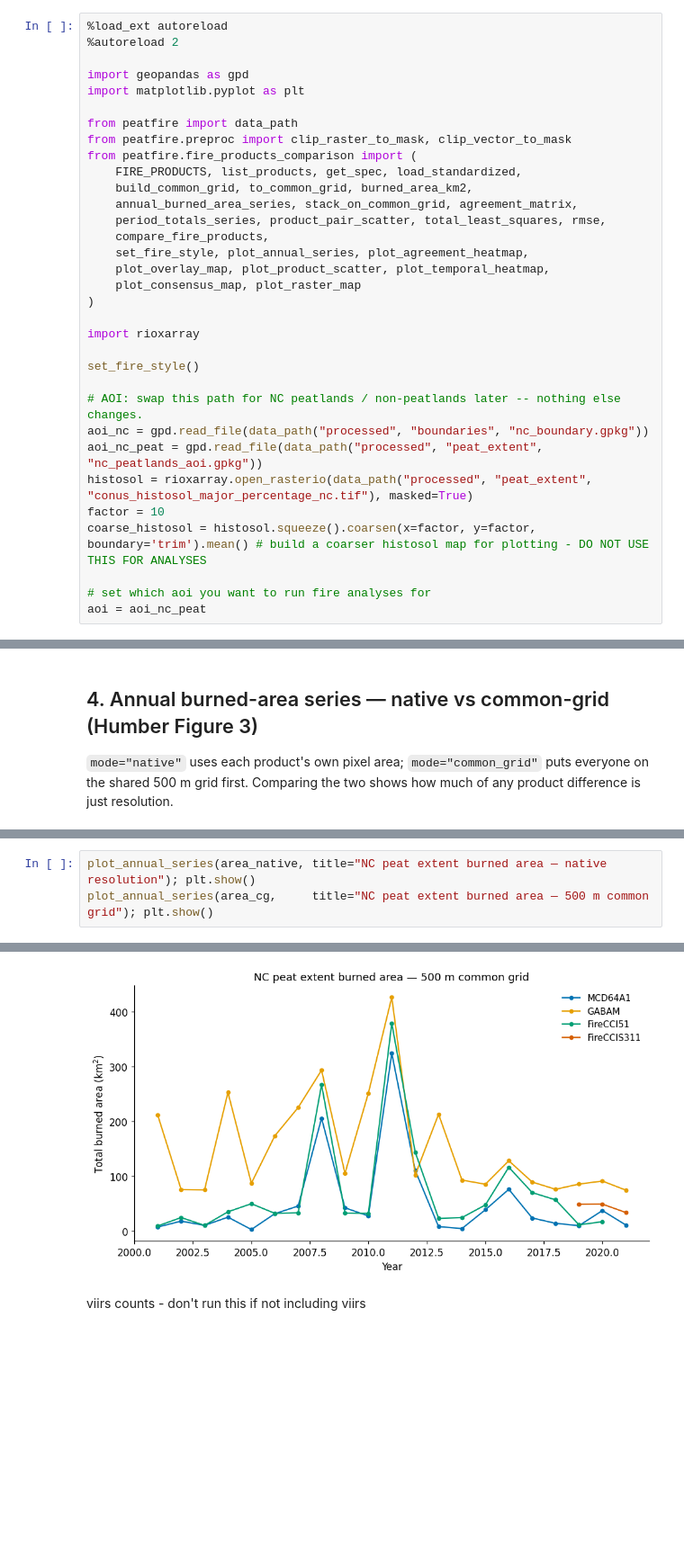
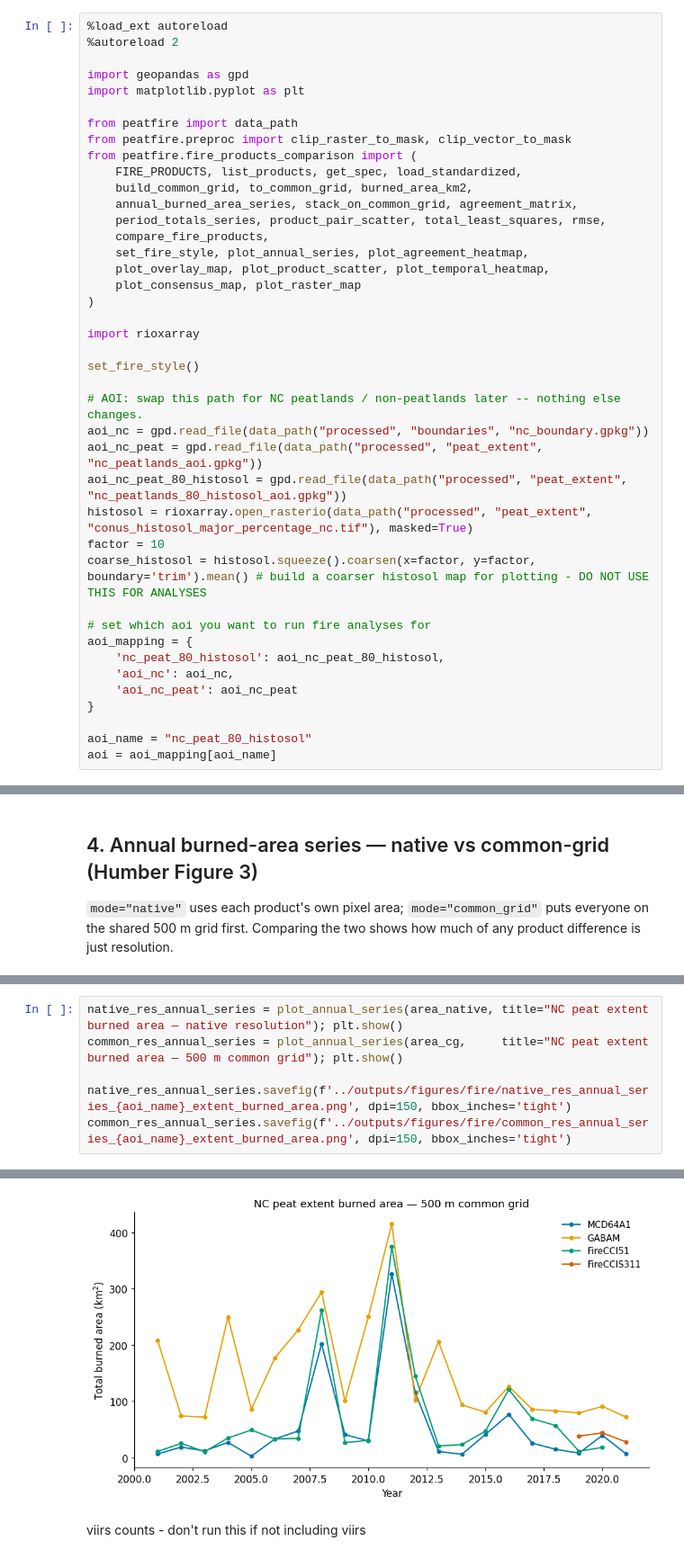
Before and after one commit to jimzhang629/peat_fire_stanback, a Jupyter notebook: notebooks/run_fire_comparison.ipynb, the cells around one changed output, grey strips where cells are left out. Shown at 90% size. Saved outputs shown, nothing was run; the diff lists cells and outputs as text; blank space fills up the shorter version.

Commit message:
quality of life improvements and add cat's get climate and soil data r script

```diff
--- a/notebooks/run_fire_comparison.ipynb
+++ b/notebooks/run_fire_comparison.ipynb
@@ -41,12 +41,20 @@ set_fire_style()
 # AOI: swap this path for NC peatlands / non-peatlands later -- nothing else changes.
 aoi_nc = gpd.read_file(data_path("processed", "boundaries", "nc_boundary.gpkg"))
 aoi_nc_peat = gpd.read_file(data_path("processed", "peat_extent", "nc_peatlands_aoi.gpkg"))
+aoi_nc_peat_80_histosol = gpd.read_file(data_path("processed", "peat_extent", "nc_peatlands_80_histosol_aoi.gpkg"))
 histosol = rioxarray.open_rasterio(data_path("processed", "peat_extent", "conus_histosol_major_percentage_nc.tif"), masked=True)
 factor = 10
 coarse_histosol = histosol.squeeze().coarsen(x=factor, y=factor, boundary='trim').mean() # build a coarser histosol map for plotting - DO NOT USE THIS FOR ANALYSES
 
 # set which aoi you want to run fire analyses for
-aoi = aoi_nc_peat
+aoi_mapping = {
+    'nc_peat_80_histosol': aoi_nc_peat_80_histosol,
+    'aoi_nc': aoi_nc,
+    'aoi_nc_peat': aoi_nc_peat
+}
+
+aoi_name = "nc_peat_80_histosol"
+aoi = aoi_mapping[aoi_name]
 # %% [output]
 The autoreload extension is already loaded. To reload it, use:
   %reload_ext autoreload
@@ -195,9 +201,12 @@ display(area_cg.head())
 # %%
-plot_annual_series(area_native, title="NC peat extent burned area — native resolution"); plt.show()
-plot_annual_series(area_cg,     title="NC peat extent burned area — 500 m common grid"); plt.show()
+native_res_annual_series = plot_annual_series(area_native, title="NC peat extent burned area — native resolution"); plt.show()
+common_res_annual_series = plot_annual_series(area_cg,     title="NC peat extent burned area — 500 m common grid"); plt.show()
+
+native_res_annual_series.savefig(f'../outputs/figures/fire/native_res_annual_series_{aoi_name}_extent_burned_area.png', dpi=150, bbox_inches='tight')
+common_res_annual_series.savefig(f'../outputs/figures/fire/common_res_annual_series_{aoi_name}_extent_burned_area.png', dpi=150, bbox_inches='tight')
 # %% [output]
 [figure]
-[figure, old version]
+[figure, new version]
 # %% [markdown]
 viirs counts - don't run this if not including viirs
 # %%
```
Also changed, not shown: parts of 16 cells of this notebook, 7 other files.
